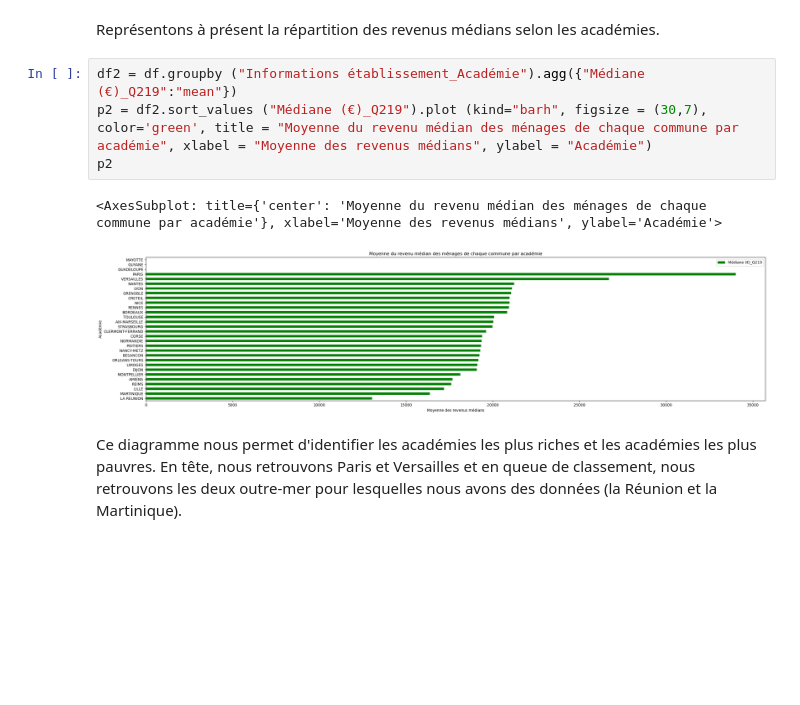
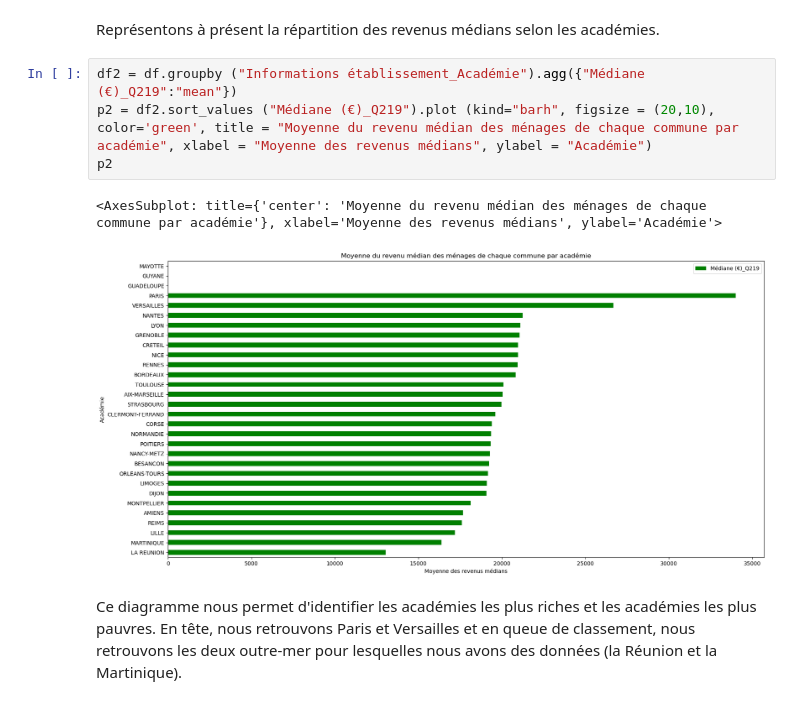
Before and after one commit to Acochepin/Python-2A---AC---JM---RS, a Jupyter notebook: Fichier final.ipynb, the cells around one changed output. Saved outputs shown, nothing was run; the diff lists cells and outputs as text; blank space fills up the shorter version.

```diff
--- a/Fichier final.ipynb
+++ b/Fichier final.ipynb
@@ -658,11 +662,11 @@ Au-delà de cela, nous pouvons constater que les taux de réussite restent très
 Représentons à présent la répartition des revenus médians selon les académies.
 # %%
 df2 = df.groupby ("Informations établissement_Académie").agg({"Médiane (€)_Q219":"mean"})
-p2 = df2.sort_values ("Médiane (€)_Q219").plot (kind="barh", figsize = (30,7), color='green', title = "Moyenne du revenu médian des ménages de chaque commune par académie", xlabel = "Moyenne des revenus médians", ylabel = "Académie")
+p2 = df2.sort_values ("Médiane (€)_Q219").plot (kind="barh", figsize = (20,10), color='green', title = "Moyenne du revenu médian des ménages de chaque commune par académie", xlabel = "Moyenne des revenus médians", ylabel = "Académie")
 p2
 # %% [output]
 <AxesSubplot: title={'center': 'Moyenne du revenu médian des ménages de chaque commune par académie'}, xlabel='Moyenne des revenus médians', ylabel='Académie'>
-[figure, old version]
+[figure, new version]
 # %% [markdown]
 Ce diagramme nous permet d'identifier les académies les plus riches et les académies les plus pauvres. En tête, nous retrouvons Paris et Versailles et en queue de classement, nous retrouvons les deux outre-mer pour lesquelles nous avons des données (la Réunion et la Martinique).
 # %% [markdown]
```
Also changed, not shown: parts of 30 cells of this notebook.
